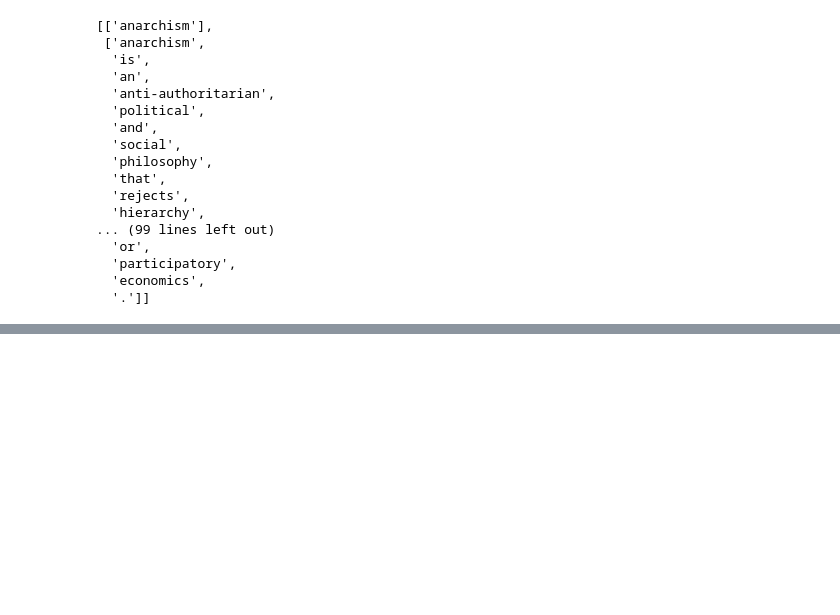
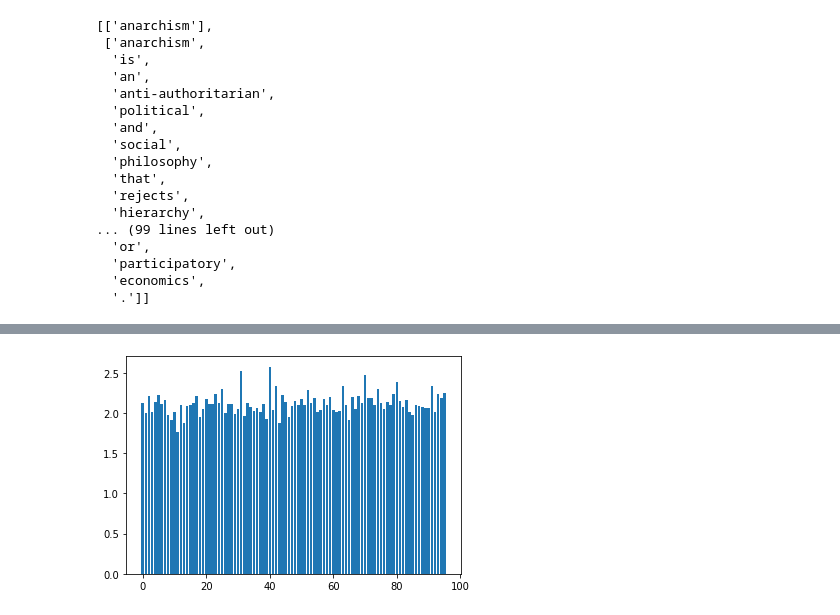
Before and after one commit to idfah/notebooks, a Jupyter notebook: nlp/word_embeddings_with_gensim_word2vec.ipynb, the cells around one changed output, grey strips where cells are left out. Saved outputs shown, nothing was run; the diff lists cells and outputs as text; code cells hidden in the pictures; blank space fills up the shorter version.

```diff
--- a/nlp/word_embeddings_with_gensim_word2vec.ipynb
+++ b/nlp/word_embeddings_with_gensim_word2vec.ipynb
@@ -218,0 +283,4 @@ for word in test_words:
+# %%
+plt.bar(range(embed_dim), model.wv.vectors.std(axis=0));
+# %% [output]
+[figure, added]
```
Also changed, not shown: parts of 8 cells of this notebook, 1 other file.
